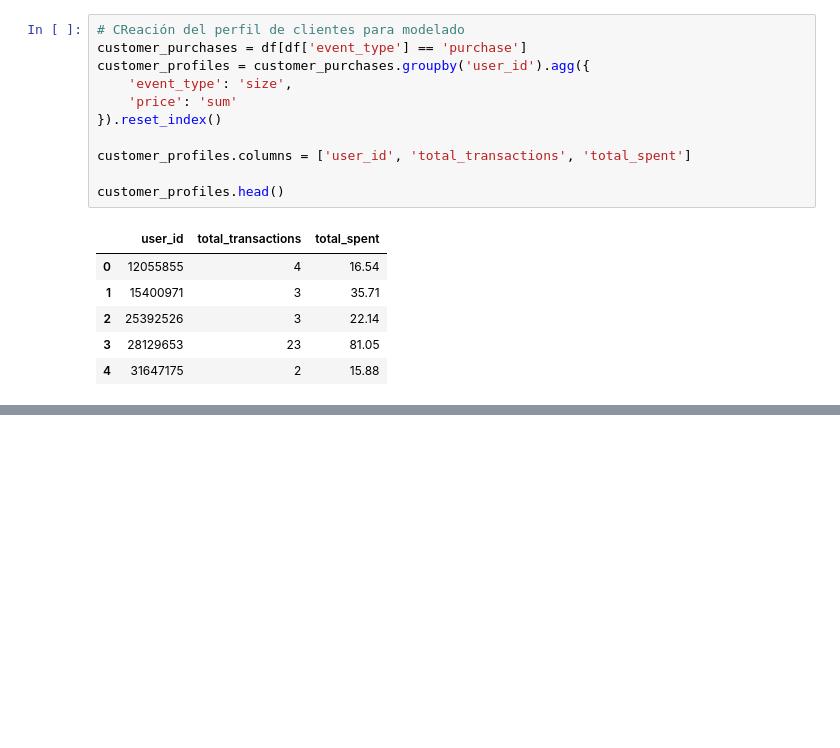
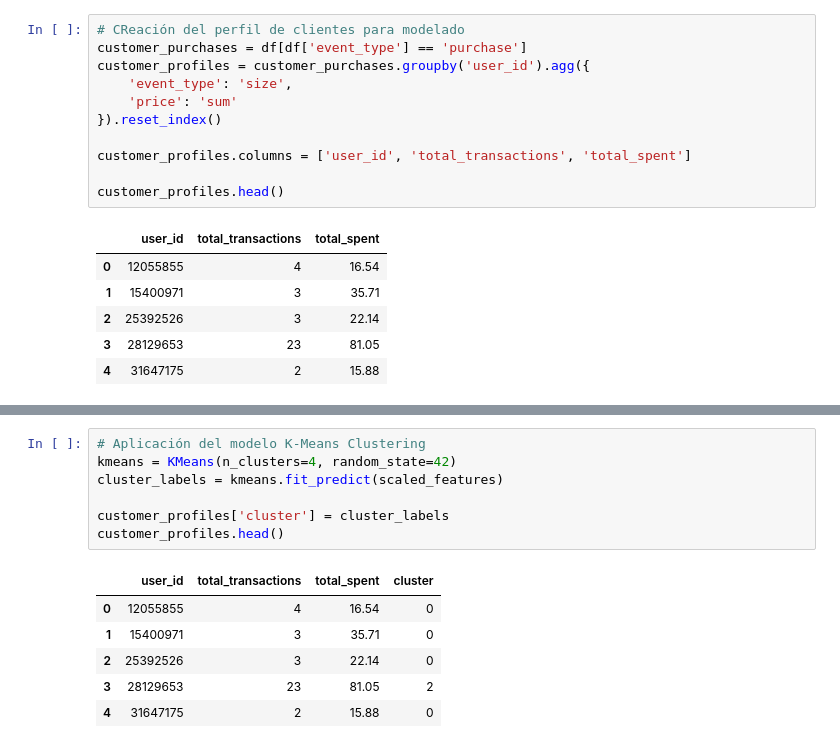
Before and after one commit to ricardosemanate/cosmetics-customer-segmentation, a Jupyter notebook: 01_data_exploration.ipynb, the cells around one changed output, grey strips where cells are left out. Cells and saved outputs as stored; diff of their text form; blank space fills up the shorter version.

```diff
--- a/01_data_exploration.ipynb
+++ b/01_data_exploration.ipynb
@@ -270,0 +287,14 @@ customer_profiles.head()
+# %%
+# Aplicación del modelo K-Means Clustering
+kmeans = KMeans(n_clusters=4, random_state=42)
+cluster_labels = kmeans.fit_predict(scaled_features)
+
+customer_profiles['cluster'] = cluster_labels
+customer_profiles.head()
+# %% [output]
+|  | user_id | total_transactions | total_spent | cluster |
+| 0 | 12055855 | 4 | 16.54 | 0 |
+| 1 | 15400971 | 3 | 35.71 | 0 |
+| 2 | 25392526 | 3 | 22.14 | 0 |
+| 3 | 28129653 | 23 | 81.05 | 2 |
+| 4 | 31647175 | 2 | 15.88 | 0 |
```
Also changed, not shown: parts of 6 cells of this notebook.
